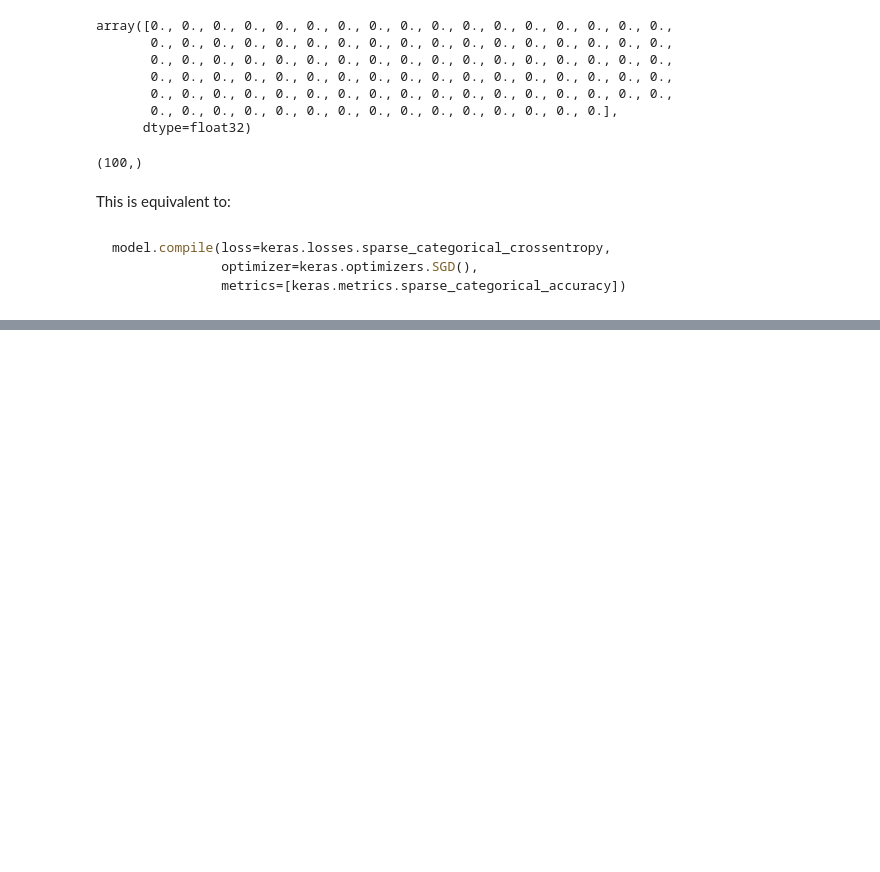
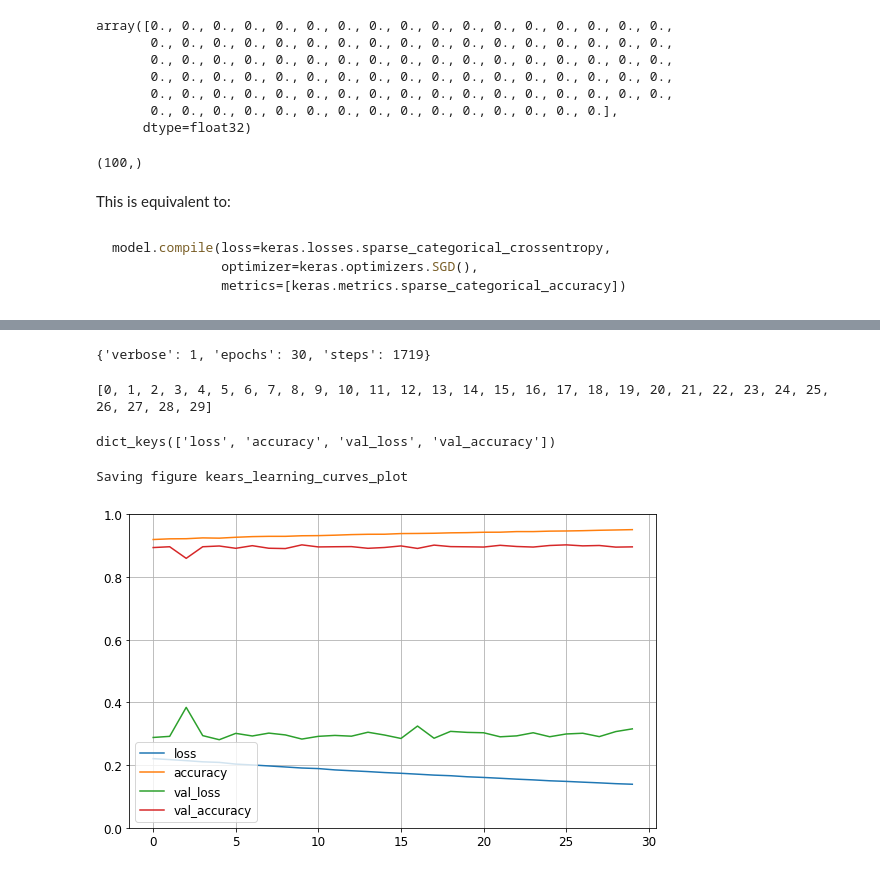
Before and after one commit to amit-timalsina/Artificial-Neural-Networks, a Jupyter notebook: Artificial Neural Networks with Keras.ipynb, the cells around one changed output, grey strips where cells are left out. Saved outputs shown, nothing was run; the diff lists cells and outputs as text; code cells hidden in the pictures; blank space fills up the shorter version.

```diff
--- a/Artificial Neural Networks with Keras.ipynb
+++ b/Artificial Neural Networks with Keras.ipynb
@@ -383,0 +384,24 @@ Epoch 30/30
+# %%
+history.params
+# %% [output]
+{'verbose': 1, 'epochs': 30, 'steps': 1719}
+# %%
+print(history.epoch)
+# %% [output]
+[0, 1, 2, 3, 4, 5, 6, 7, 8, 9, 10, 11, 12, 13, 14, 15, 16, 17, 18, 19, 20, 21, 22, 23, 24, 25, 26, 27, 28, 29]
+# %%
+history.history.keys()
+# %% [output]
+dict_keys(['loss', 'accuracy', 'val_loss', 'val_accuracy'])
+# %%
+import pandas as pd
+
+pd.DataFrame(history.history).plot(figsize=(8,5))
+plt.grid(True)
+plt.gca().set_ylim(0, 1)
+plt.legend(loc='lower left', fontsize=12)
+save_fig("kears_learning_curves_plot")
+plt.show()
+# %% [output]
+Saving figure kears_learning_curves_plot
+[figure, added]
```
Also changed, not shown: parts of 17 cells of this notebook, 3 other files.
